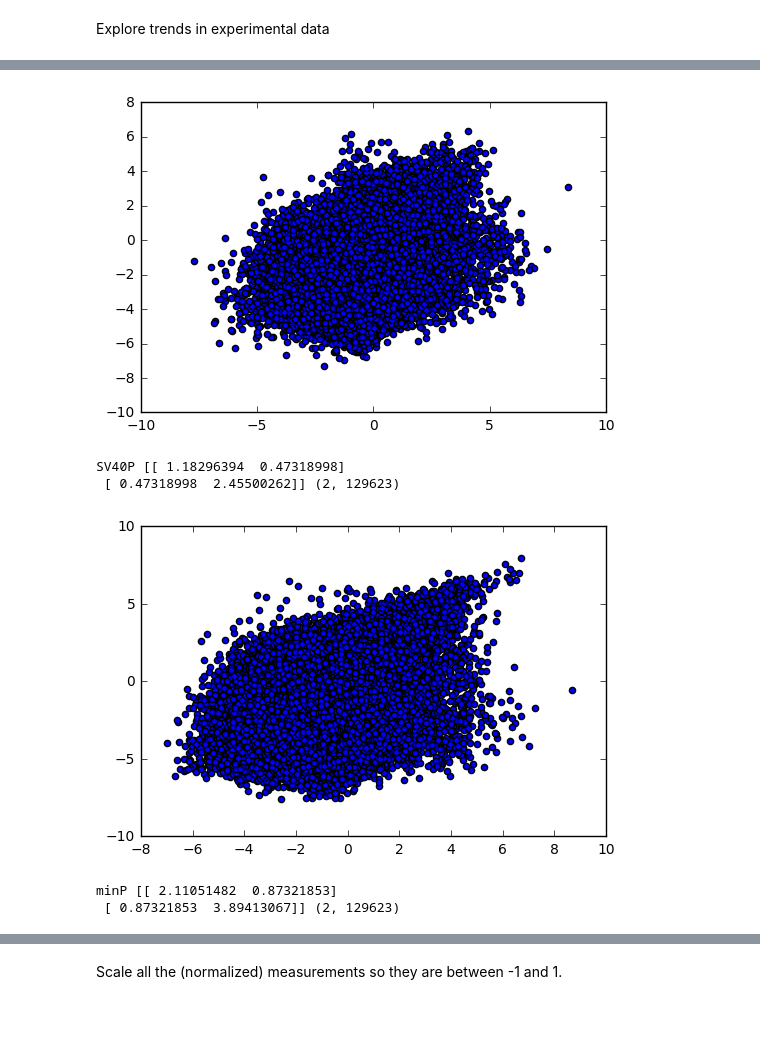
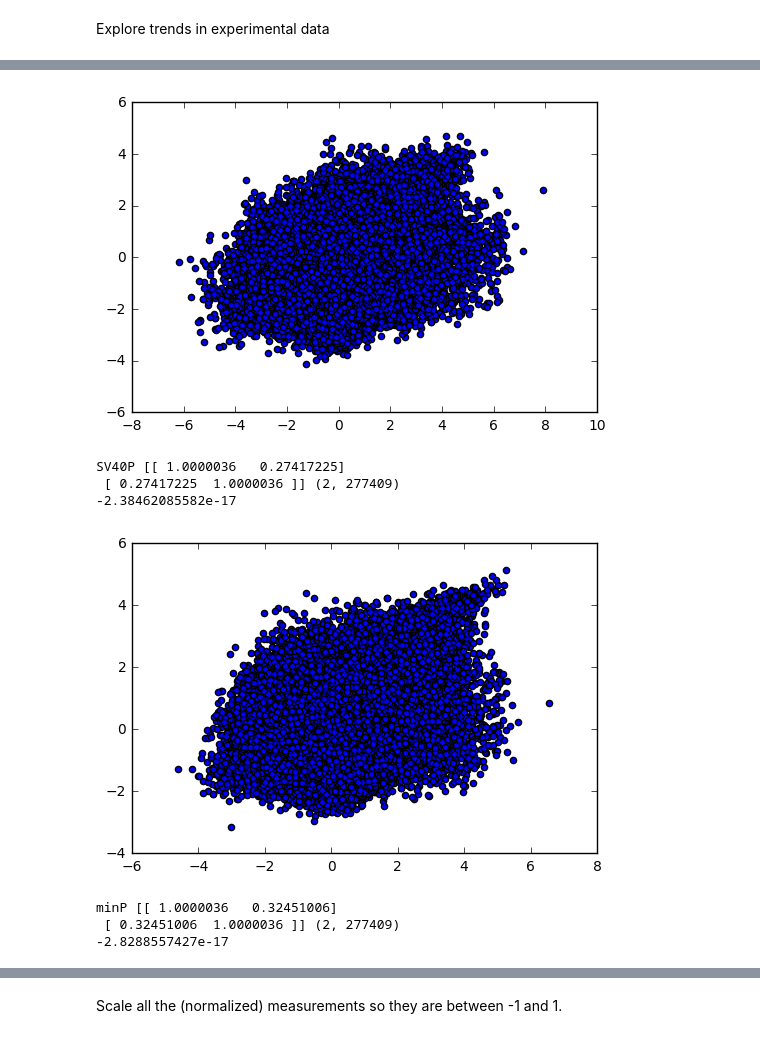
Before and after one commit to irvhsu/cs273b-project, a Jupyter notebook: notebooks/data_exploration.ipynb, the cells around one changed output, grey strips where cells are left out. Cells and saved outputs as stored; diff of their text form; code cells hidden in the pictures.

```diff
--- a/notebooks/data_exploration.ipynb
+++ b/notebooks/data_exploration.ipynb
@@ -18,26 +18,24 @@ design_names = ["ScaleUpDesign1", "ScaleUpDesign2"]
 for cell_type in cell_types:
     for promoter in promoters:
         experiment_key = (cell_type, promoter)
-
+        split_data[experiment_key] = {}
         for design_name in design_names:
-            split_data[experiment_key] = {}
-
             with open("../data/Scaleup_normalized/{}_{}_{}_mRNA_Rep1.normalized".format(cell_type, design_name, promoter)) as f:
                 for line in f:
                     parts = line.strip().split()
-
                     key = parts[0]
                     val = float(parts[1])
                     if parts[2] == "1":
+                        assert key not in split_data[experiment_key]
                         split_data[experiment_key][key] = (val, 0)
 
             with open("../data/Scaleup_normalized/{}_{}_{}_mRNA_Rep2.normalized".format(cell_type, design_name, promoter)) as f:
                 for line in f:
                     parts = line.strip().split()
-
                     key = parts[0]
                     val = float(parts[1])
                     if parts[2] == "1" and key in split_data[experiment_key]:
+                        assert split_data[experiment_key][key][1] == 0
                         split_data[experiment_key][key] = (split_data[experiment_key][key][0], val)
 
 print "Data from experiment {}:".format(split_data.items()[0][0])
@@ -69,8 +66,8 @@ print "{} sequences have measurements for all tasks.".format(len(valid_keys))
 # %%
 # Variance between replicates
 for experiment_key, key_to_normalized in split_data.items():
-    vals = np.array([[key_to_normalized[key][0] for key in valid_keys],
-                 [key_to_normalized[key][1] for key in valid_keys]])
+    vals = np.array([scale([key_to_normalized[key][0] for key in valid_keys]),
+                 scale([key_to_normalized[key][1] for key in valid_keys])])
     plt.scatter(vals[0, :], vals[1, :])
     plt.show()
     print experiment_key
@@ -95,9 +92,10 @@ for experiment_key, key_to_normalized in split_data.items():
 # %%
 # Variance between promotors
 for cell_type in cell_types:
-    vals = np.array([[data[(cell_type, promoter)][key] for key in valid_keys] for promoter in promoters])
+    vals = np.array([scale([data[(cell_type, promoter)][key] for key in valid_keys]) for promoter in promoters])
     plt.scatter(vals[0], vals[1])
     plt.show()
     print cell_type
     print np.cov(vals), vals.shape
+    print np.mean(vals)
 # %% [output]
@@ -112,17 +112,20 @@ K562
 # %%
 # Variance between cell types
 for promoter in promoters:
-    vals = np.array([[data[(cell_type, promoter)][key] for key in valid_keys] for cell_type in cell_types])
+    vals = np.array([scale([data[(cell_type, promoter)][key] for key in valid_keys]) for cell_type in cell_types])
     plt.scatter(vals[0], vals[1])
     plt.show()
     print promoter, np.cov(vals), vals.shape
+    print np.mean(vals)
 # %% [output]
-[figure, old version]
+[figure, new version]
-SV40P [[ 1.18296394  0.47318998]
- [ 0.47318998  2.45500262]] (2, 129623)
+SV40P [[ 1.0000036   0.27417225]
+ [ 0.27417225  1.0000036 ]] (2, 277409)
+-2.38462085582e-17
-[figure, old version]
+[figure, new version]
-minP [[ 2.11051482  0.87321853]
- [ 0.87321853  3.89413067]] (2, 129623)
+minP [[ 1.0000036   0.32451006]
+ [ 0.32451006  1.0000036 ]] (2, 277409)
+-2.8288557427e-17
 # %%
 def plot_scaled(scaler):
     for experiment_key, key_to_normalized in data.items():
```
Also changed, not shown: parts of 8 cells of this notebook.
